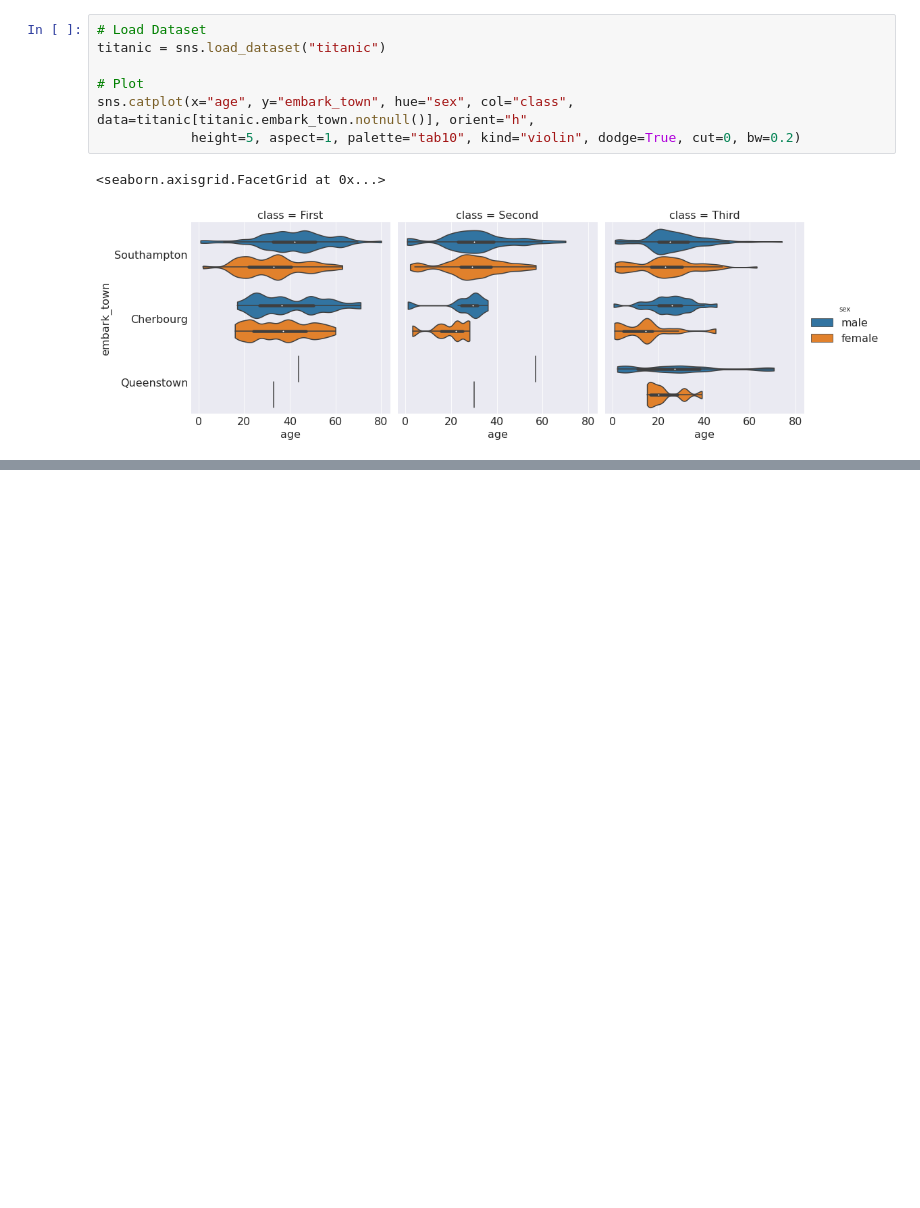
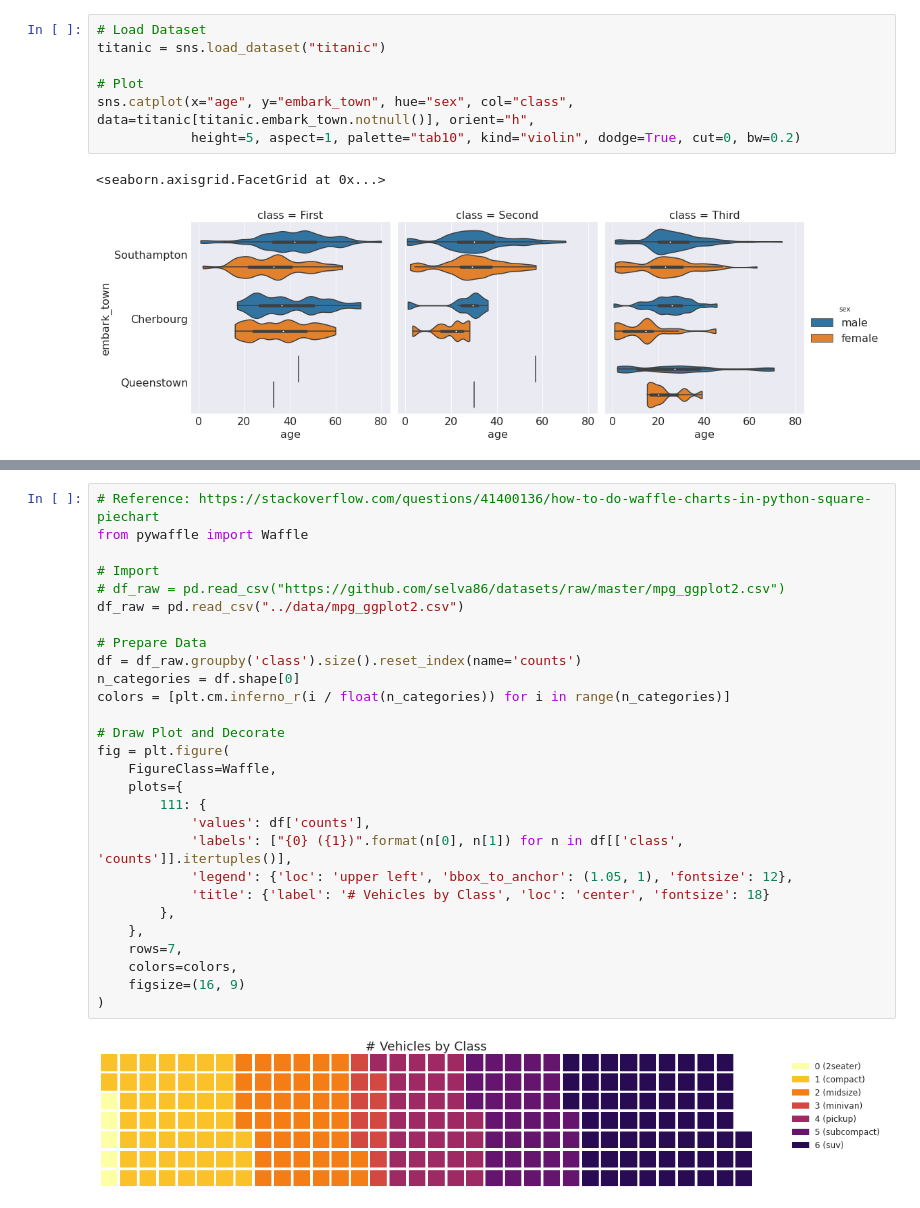
Before and after one commit to BlankSpacePlus/python-matplotlib-top-50, a Jupyter notebook: src/main.ipynb, the cells around one changed output, grey strips where cells are left out. Drawn from its saved outputs; the diff is of its cells as text; blank space fills up the shorter version.

```diff
--- a/src/main.ipynb
+++ b/src/main.ipynb
@@ -1035,0 +1044,30 @@ sns.catplot(x="age", y="embark_town", hue="sex", col="class", data=titanic[titan
+# %%
+# Reference: https://stackoverflow.com/questions/41400136/how-to-do-waffle-charts-in-python-square-piechart
+from pywaffle import Waffle
+
+# Import
+# df_raw = pd.read_csv("https://github.com/selva86/datasets/raw/master/mpg_ggplot2.csv")
+df_raw = pd.read_csv("../data/mpg_ggplot2.csv")
+
+# Prepare Data
+df = df_raw.groupby('class').size().reset_index(name='counts')
+n_categories = df.shape[0]
+colors = [plt.cm.inferno_r(i / float(n_categories)) for i in range(n_categories)]
+
+# Draw Plot and Decorate
+fig = plt.figure(
+    FigureClass=Waffle,
+    plots={
+        111: {
+            'values': df['counts'],
+            'labels': ["{0} ({1})".format(n[0], n[1]) for n in df[['class', 'counts']].itertuples()],
+            'legend': {'loc': 'upper left', 'bbox_to_anchor': (1.05, 1), 'fontsize': 12},
+            'title': {'label': '# Vehicles by Class', 'loc': 'center', 'fontsize': 18}
+        },
+    },
+    rows=7,
+    colors=colors,
+    figsize=(16, 9)
+)
+# %% [output]
+[figure, added]
```
Also changed, not shown: parts of 21 cells of this notebook, 2 other files.
